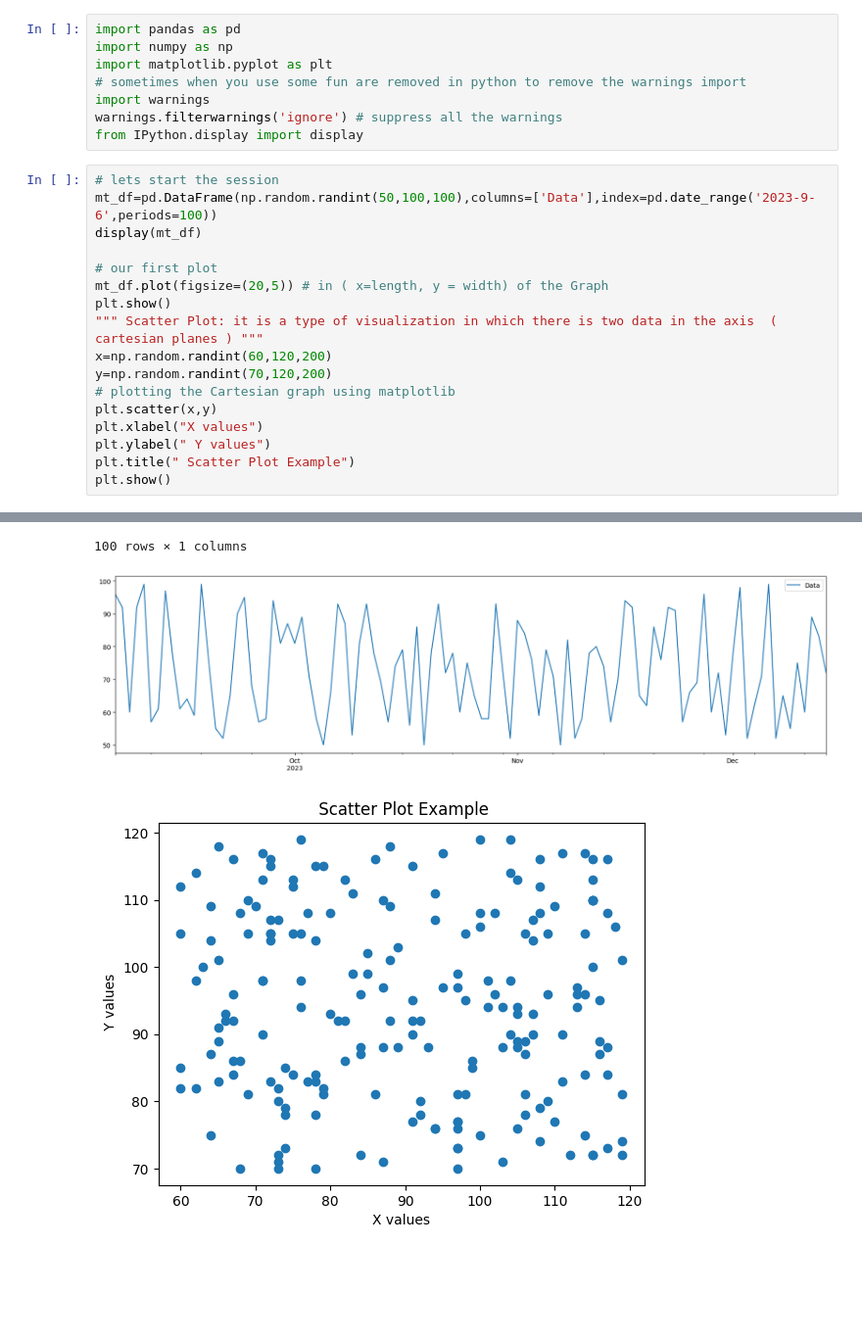
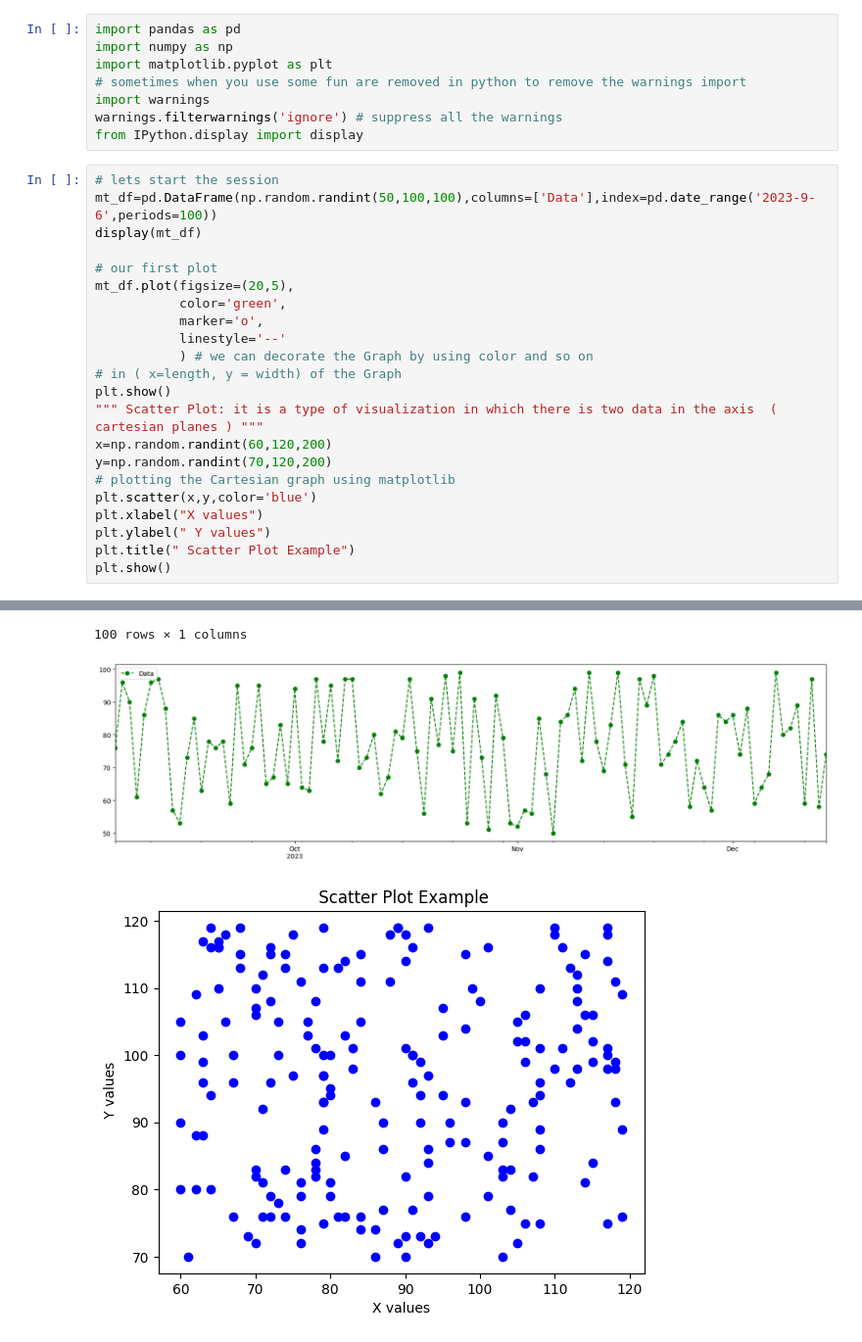
Before and after one commit to vedprakash8721/Abhishek-Data-Science-Portfolio, a Jupyter notebook: Python/Module 8 ( Matplotlib )/matplotlib.ipynb, the cells around one changed output, grey strips where cells are left out. Shown at 98% size. Saved outputs shown, nothing was run; the diff lists cells and outputs as text; blank space fills up the shorter version.

Commit message:
Decoration of the graph. plot( color=' xyz',marker='o' )

```diff
--- a/Python/Module 8 ( Matplotlib )/matplotlib.ipynb
+++ b/Python/Module 8 ( Matplotlib )/matplotlib.ipynb
@@ -19,13 +19,18 @@ mt_df=pd.DataFrame(np.random.randint(50,100,100),columns=['Data'],index=pd.date_
 display(mt_df)
 
 # our first plot
-mt_df.plot(figsize=(20,5)) # in ( x=length, y = width) of the Graph
+mt_df.plot(figsize=(20,5),
+           color='green',
+           marker='o',
+           linestyle='--'
+           ) # we can decorate the Graph by using color and so on
+# in ( x=length, y = width) of the Graph
 plt.show()
 """ Scatter Plot: it is a type of visualization in which there is two data in the axis  ( cartesian planes ) """
 x=np.random.randint(60,120,200)
 y=np.random.randint(70,120,200)
 # plotting the Cartesian graph using matplotlib
-plt.scatter(x,y)
+plt.scatter(x,y,color='blue')
 plt.xlabel("X values")
 plt.ylabel(" Y values")
 plt.title(" Scatter Plot Example")
@@ -46,3 +51,3 @@ plt.show()
 100 rows × 1 columns
-[figure, old version]
+[figure, new version]
-[figure, old version]
+[figure, new version]
```
Also changed, not shown: parts of 1 cell of this notebook.
